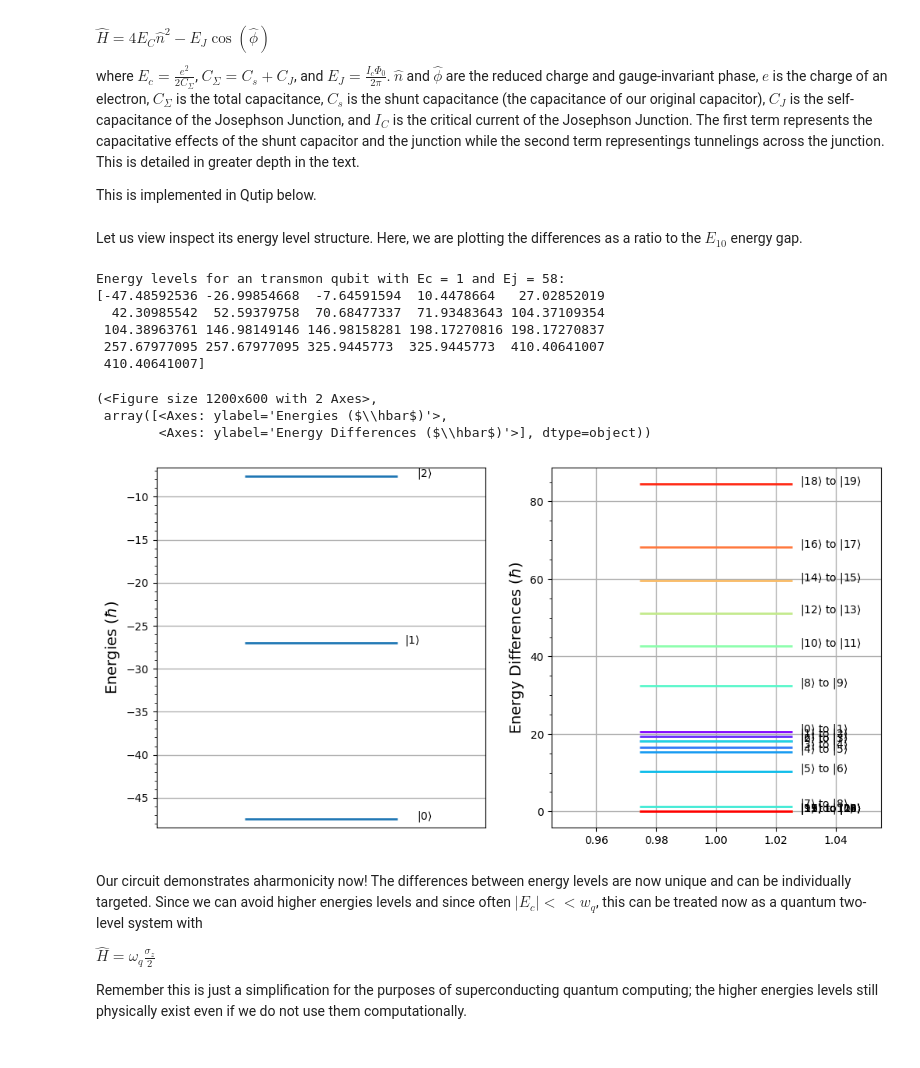
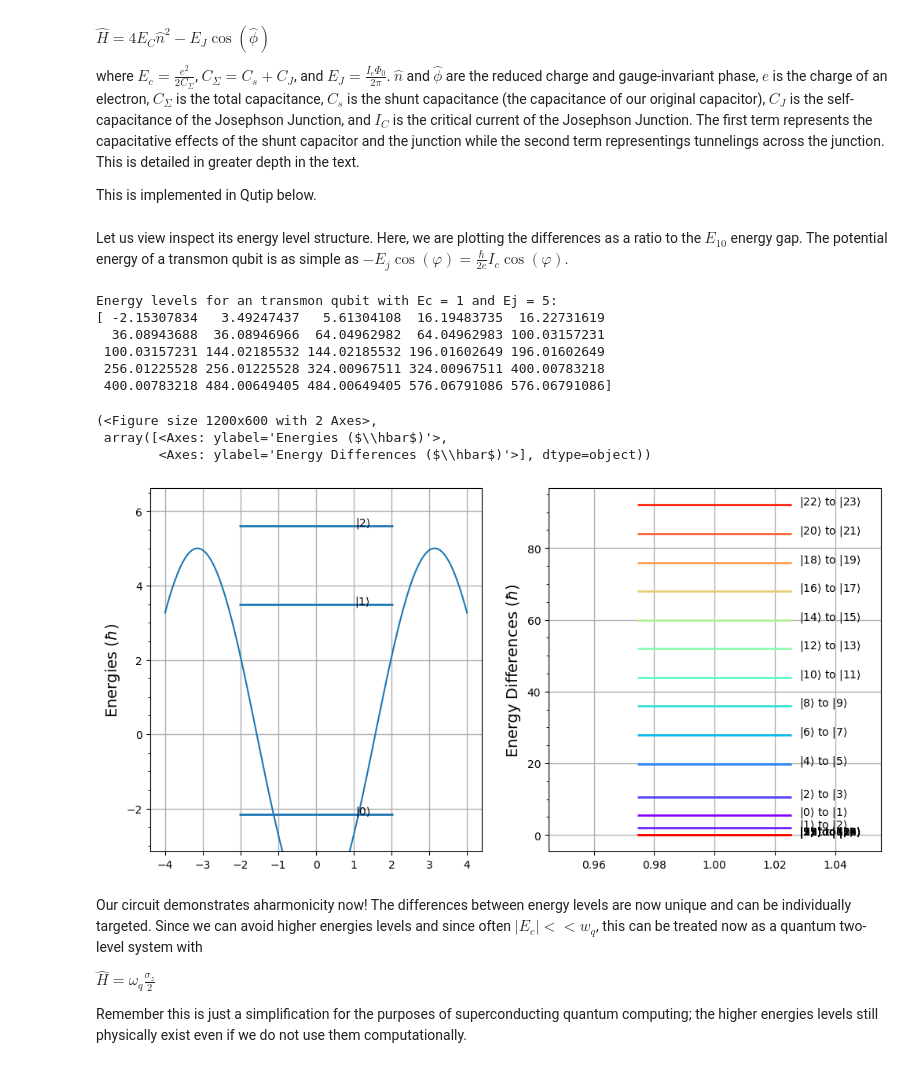
Before and after one commit to Khosmos3/Superconducting-Qubits, a Jupyter notebook: superconducting.ipynb, the cells around one changed output. Saved outputs shown, nothing was run; the diff lists cells and outputs as text; code cells hidden in the pictures.

Commit message:
slightly dubious potential wells...

```diff
--- a/superconducting.ipynb
+++ b/superconducting.ipynb
@@ -139,19 +139,23 @@ def transmon(Ec, Ej, N):
 
     return q.Qobj(H)
 # %% [markdown]
-Let us view inspect its energy level structure. Here, we are plotting the differences as a ratio to the $E_{10}$ energy gap.
+Let us view inspect its energy level structure. Here, we are plotting the differences as a ratio to the $E_{10}$ energy gap. The potential energy of a transmon qubit is as simple as $-E_j\cos(\varphi)=\frac{\hbar}{2e}I_c\cos(\varphi)$.
 # %%
 """
 Plots energy levels and differences
 """
-def plot_energy_stuff(energies, y_range=False):
+def plot_energy_stuff(energies, Ej=False, y_range=False):
 
     fig, ax = plt.subplots(1,2, figsize=(12,6))
 
-    ax[0].scatter([1]*len(energies), energies, marker="_", s=20000, linewidth=2, zorder=3)
+    p = np.linspace(-4, 4, 200)
+    if (Ej):
+        ax[0].plot(p, -Ej * np.cos(p))
+        energies = energies
+    ax[0].scatter([0]*len(energies), energies, marker="_", s=20000, linewidth=2, zorder=3)
     ax[0].set_ylabel(r'Energies ($\hbar$)', fontsize=14)
     ax[0].grid(linestyle='-', linewidth=1)
-    ax[0].set_xticks([])
+    #ax[0].set_xticks([])
     ax[0].yaxis.set_minor_locator(AutoMinorLocator())
     ax[0].set_ylim(y_range if y_range else (energies[0]-1, energies[2]+1))
     for i in range(len(energies)):
@@ -171,25 +175,25 @@ def plot_energy_stuff(energies, y_range=False):
     return fig, ax
 # %%
 Ec = 1
-Ej = 58
-N = 10
+Ej = 5
+N = 12
 
 energies = (np.array(transmon(Ec, Ej, N).eigenenergies()))
 
 print(f"Energy levels for an transmon qubit with Ec = {Ec} and Ej = {Ej}:\n{energies}")
 
-plot_energy_stuff(energies)
+plot_energy_stuff(energies, Ej=Ej)
 # %% [output]
-Energy levels for an transmon qubit with Ec = 1 and Ej = 58:
-[-47.48592536 -26.99854668  -7.64591594  10.4478664   27.02852019
-  42.30985542  52.59379758  70.68477337  71.93483643 104.37109354
- 104.38963761 146.98149146 146.98158281 198.17270816 198.17270837
- 257.67977095 257.67977095 325.9445773  325.9445773  410.40641007
- 410.40641007]
+Energy levels for an transmon qubit with Ec = 1 and Ej = 5:
+[ -2.15307834   3.49247437   5.61304108  16.19483735  16.22731619
+  36.08943688  36.08946966  64.04962982  64.04962983 100.03157231
+ 100.03157231 144.02185532 144.02185532 196.01602649 196.01602649
+ 256.01225528 256.01225528 324.00967511 324.00967511 400.00783218
+ 400.00783218 484.00649405 484.00649405 576.06791086 576.06791086]
 (<Figure size 1200x600 with 2 Axes>,
  array([<Axes: ylabel='Energies ($\\hbar$)'>,
         <Axes: ylabel='Energy Differences ($\\hbar$)'>], dtype=object))
-[figure, old version]
+[figure, new version]
 # %% [markdown]
 Our circuit demonstrates aharmonicity now! The differences between energy levels are now unique and can be individually targeted. Since we can avoid higher energies levels and since often $|E_c|<<w_q$, this can be treated now as a quantum two-level system with
 
```
Also changed, not shown: parts of 5 cells of this notebook.
